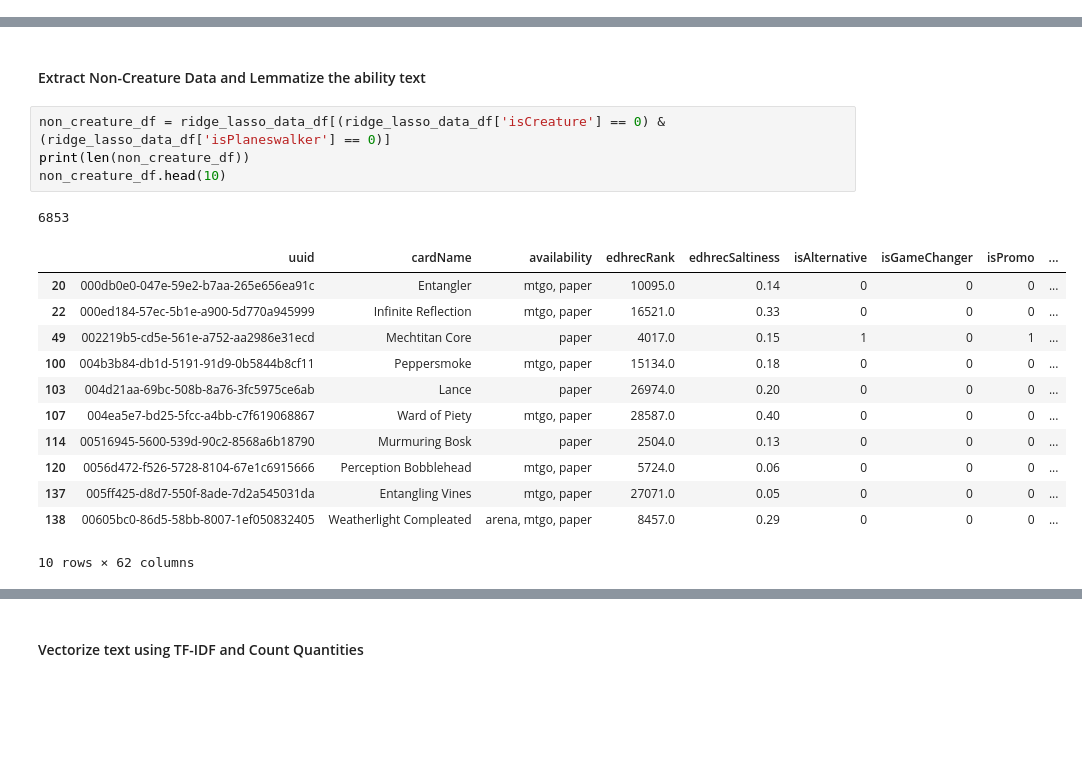
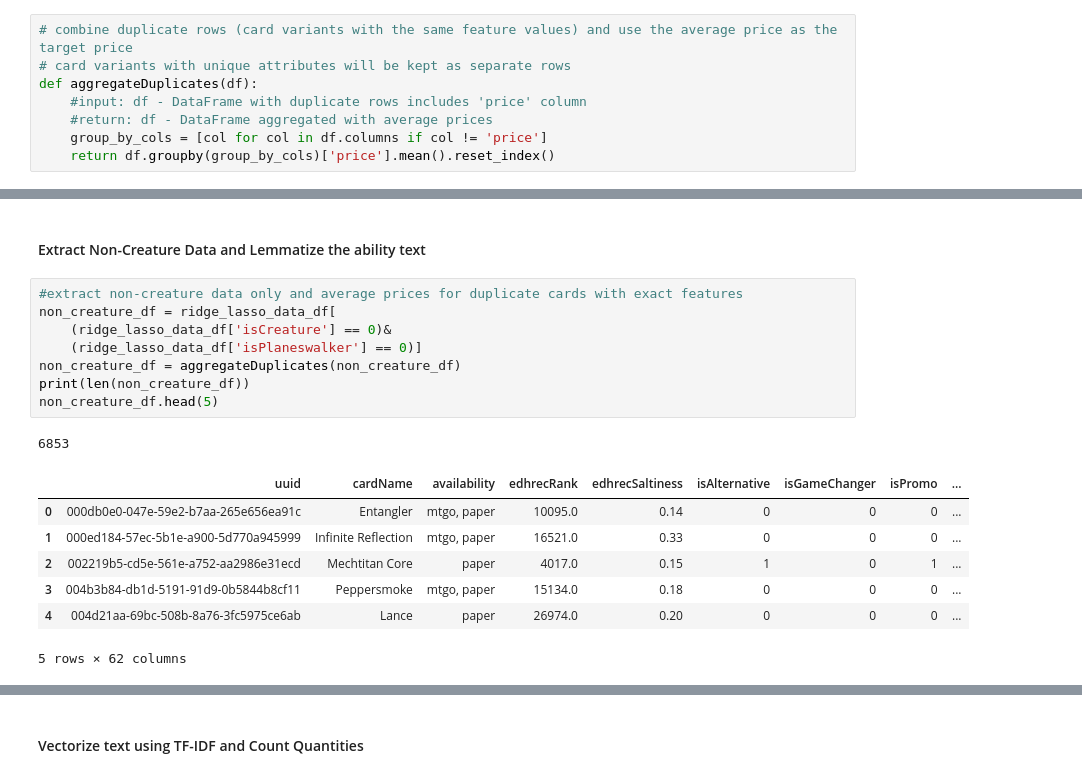
Before and after one commit to janelmjackson/understanding-mtg-card-value-through-ml, a Jupyter notebook: mtgjson_ridge_reg.ipynb, the cells around one changed output, grey strips where cells are left out. Cells and saved outputs as stored; diff of their text form; blank space fills up the shorter version.

Commit message:
Updated final UMAP and Ridge Reg code

```diff
--- a/mtgjson_ridge_reg.ipynb
+++ b/mtgjson_ridge_reg.ipynb
@@ -173,6 +206,14 @@ See the caveats in the documentation: https://pandas.pydata.org/pandas-docs/stab
   ridge_lasso_data_df['colorIdentity'] = ridge_lasso_data_df['colorIdentity'].str.split(', ')
 Quantity of cards PRIOR to dropping NA values: 94123
 Quantity of cards AFTER to dropping NA values: 46113
+# %%
+# combine duplicate rows (card variants with the same feature values) and use the average price as the target price
+# card variants with unique attributes will be kept as separate rows
+def aggregateDuplicates(df):
+    #input: df - DataFrame with duplicate rows includes 'price' column
+    #return: df - DataFrame aggregated with average prices
+    group_by_cols = [col for col in df.columns if col != 'price']
+    return df.groupby(group_by_cols)['price'].mean().reset_index()
 # %% [markdown]
 ### Add Lemmatization Step for cleaning text
 # %%
@@ -892,23 +1149,22 @@ pw_r_line_plot.show()
 # %% [markdown]
 #### Extract Non-Creature Data and Lemmatize the ability text
 # %%
-non_creature_df = ridge_lasso_data_df[(ridge_lasso_data_df['isCreature'] == 0) & (ridge_lasso_data_df['isPlaneswalker'] == 0)]
+#extract non-creature data only and average prices for duplicate cards with exact features
+non_creature_df = ridge_lasso_data_df[
+    (ridge_lasso_data_df['isCreature'] == 0)&
+    (ridge_lasso_data_df['isPlaneswalker'] == 0)]
+non_creature_df = aggregateDuplicates(non_creature_df)
 print(len(non_creature_df))
-non_creature_df.head(10)
+non_creature_df.head(5)
 # %% [output]
 6853
 |  | uuid | cardName | availability | edhrecRank | edhrecSaltiness | isAlternative | isGameChanger | isPromo | ... |
-| 20 | 000db0e0-047e-59e2-b7aa-265e656ea91c | Entangler | mtgo, paper | 10095.0 | 0.14 | 0 | 0 | 0 | ... |
-| 22 | 000ed184-57ec-5b1e-a900-5d770a945999 | Infinite Reflection | mtgo, paper | 16521.0 | 0.33 | 0 | 0 | 0 | ... |
-| 49 | 002219b5-cd5e-561e-a752-aa2986e31ecd | Mechtitan Core | paper | 4017.0 | 0.15 | 1 | 0 | 1 | ... |
-| 100 | 004b3b84-db1d-5191-91d9-0b5844b8cf11 | Peppersmoke | mtgo, paper | 15134.0 | 0.18 | 0 | 0 | 0 | ... |
-| 103 | 004d21aa-69bc-508b-8a76-3fc5975ce6ab | Lance | paper | 26974.0 | 0.20 | 0 | 0 | 0 | ... |
-| 107 | 004ea5e7-bd25-5fcc-a4bb-c7f619068867 | Ward of Piety | mtgo, paper | 28587.0 | 0.40 | 0 | 0 | 0 | ... |
-| 114 | 00516945-5600-539d-90c2-8568a6b18790 | Murmuring Bosk | paper | 2504.0 | 0.13 | 0 | 0 | 0 | ... |
-| 120 | 0056d472-f526-5728-8104-67e1c6915666 | Perception Bobblehead | mtgo, paper | 5724.0 | 0.06 | 0 | 0 | 0 | ... |
-| 137 | 005ff425-d8d7-550f-8ade-7d2a545031da | Entangling Vines | mtgo, paper | 27071.0 | 0.05 | 0 | 0 | 0 | ... |
-| 138 | 00605bc0-86d5-58bb-8007-1ef050832405 | Weatherlight Compleated | arena, mtgo, paper | 8457.0 | 0.29 | 0 | 0 | 0 | ... |
+| 0 | 000db0e0-047e-59e2-b7aa-265e656ea91c | Entangler | mtgo, paper | 10095.0 | 0.14 | 0 | 0 | 0 | ... |
+| 1 | 000ed184-57ec-5b1e-a900-5d770a945999 | Infinite Reflection | mtgo, paper | 16521.0 | 0.33 | 0 | 0 | 0 | ... |
+| 2 | 002219b5-cd5e-561e-a752-aa2986e31ecd | Mechtitan Core | paper | 4017.0 | 0.15 | 1 | 0 | 1 | ... |
+| 3 | 004b3b84-db1d-5191-91d9-0b5844b8cf11 | Peppersmoke | mtgo, paper | 15134.0 | 0.18 | 0 | 0 | 0 | ... |
+| 4 | 004d21aa-69bc-508b-8a76-3fc5975ce6ab | Lance | paper | 26974.0 | 0.20 | 0 | 0 | 0 | ... |
-10 rows × 62 columns
+5 rows × 62 columns
 # %%
 #lemmatize non-creature ability text
 non_creature_df['text_lemmatized'] = non_creature_df['text'].apply(lemmatize_sentence)
```
Also changed, not shown: parts of 43 cells of this notebook.
